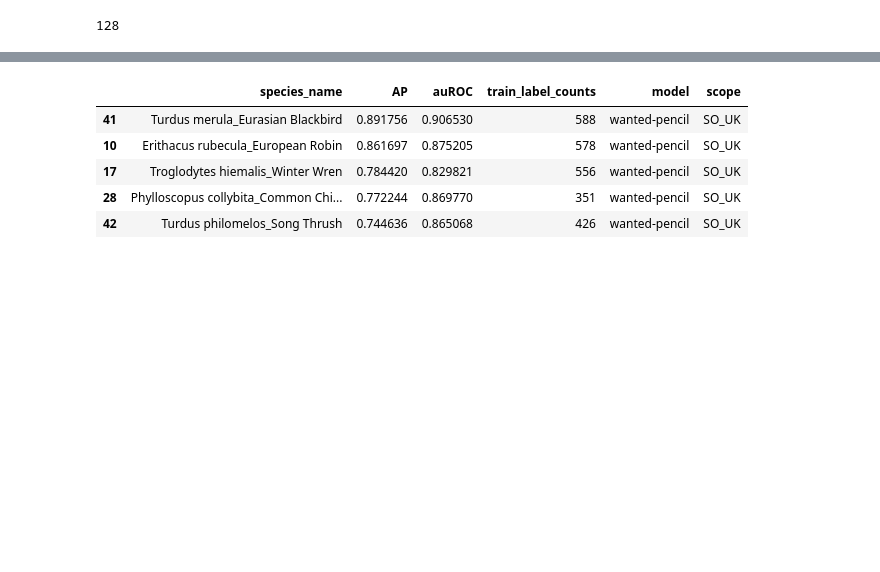
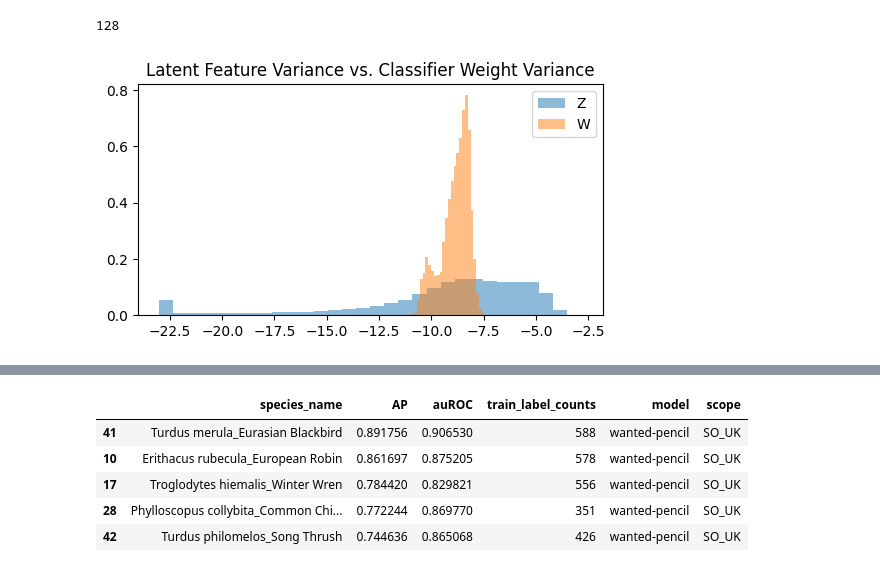
Before and after one commit to m4gpi/interpretable_bioacoustic_classifiers, a Jupyter notebook: notebooks/bayesian_logreg_weight_uncertainty_vs_class_label_count.ipynb, the cells around one changed output, grey strips where cells are left out. Cells and saved outputs as stored; diff of their text form; code cells hidden in the pictures; blank space fills up the shorter version.

```diff
--- a/notebooks/bayesian_logreg_weight_uncertainty_vs_class_label_count.ipynb
+++ b/notebooks/bayesian_logreg_weight_uncertainty_vs_class_label_count.ipynb
@@ -28,6 +32,17 @@ Bayesian logistic regression allows us to express uncertainty about the model pa
 print(model.classifiers.weight_log_var.size(1))
 # %% [output]
 128
+# %%
+fig, ax = plt.subplots(figsize=(6, 3))
+z_log_var = features.loc[:, [f"z_log_var_{i}" for i in range(128)]].melt().drop("variable", axis=1)
+ax.hist(z_log_var, bins=30, density=True, label="Z", alpha=0.5)
+ax.set_title("Latent Feature Variance vs. Classifier Weight Variance")
+w_log_var = model.classifiers.weight_log_var.detach().numpy().flatten()
+ax.hist(w_log_var, bins=30, density=True, label="W", alpha=0.5)
+ax.legend()
+plt.show()
+# %% [output]
+[figure, added]
 # %%
 data = list(zip(model.target_names, *model.classifiers.weight_log_var.exp().t().detach().cpu().numpy()))
 species_weight_var = pd.DataFrame(data=data, columns=["species_name", *[i for i in range(model.classifiers.weight_log_var.size(1))]])
```
Also changed, not shown: parts of 3 cells of this notebook, 19 other files.
